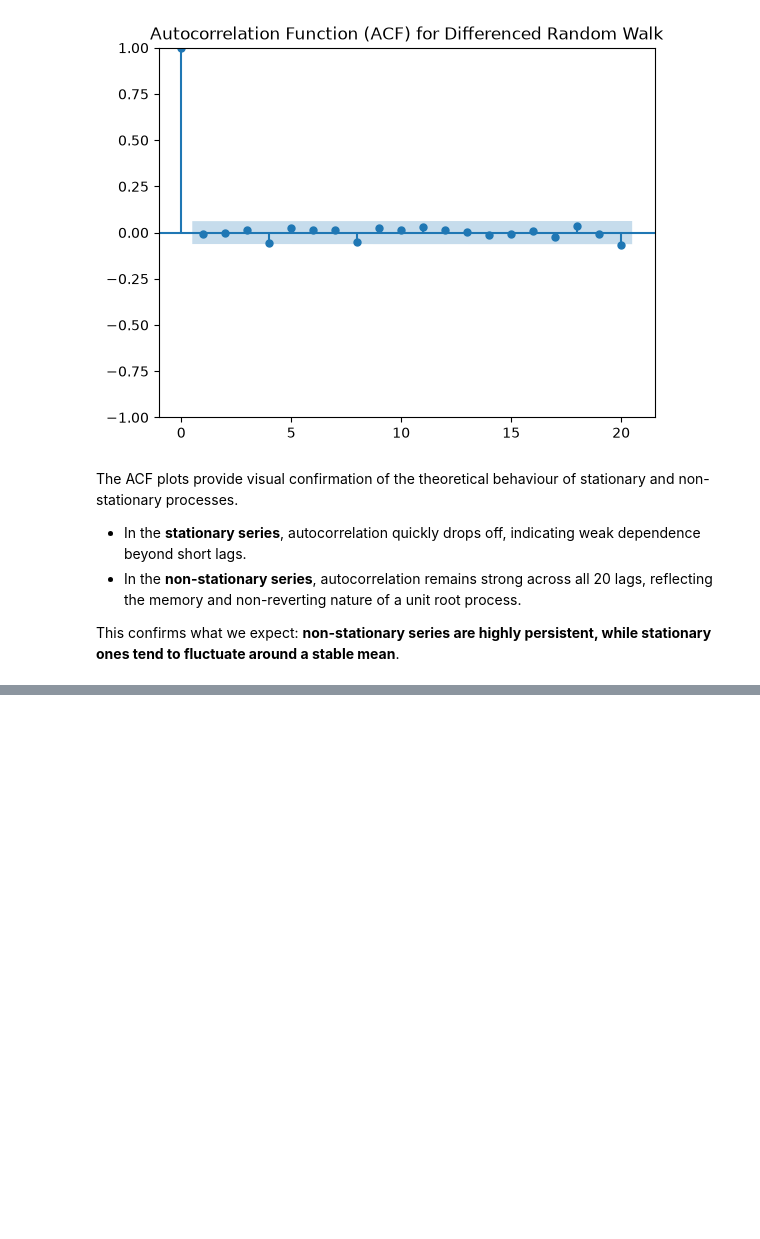
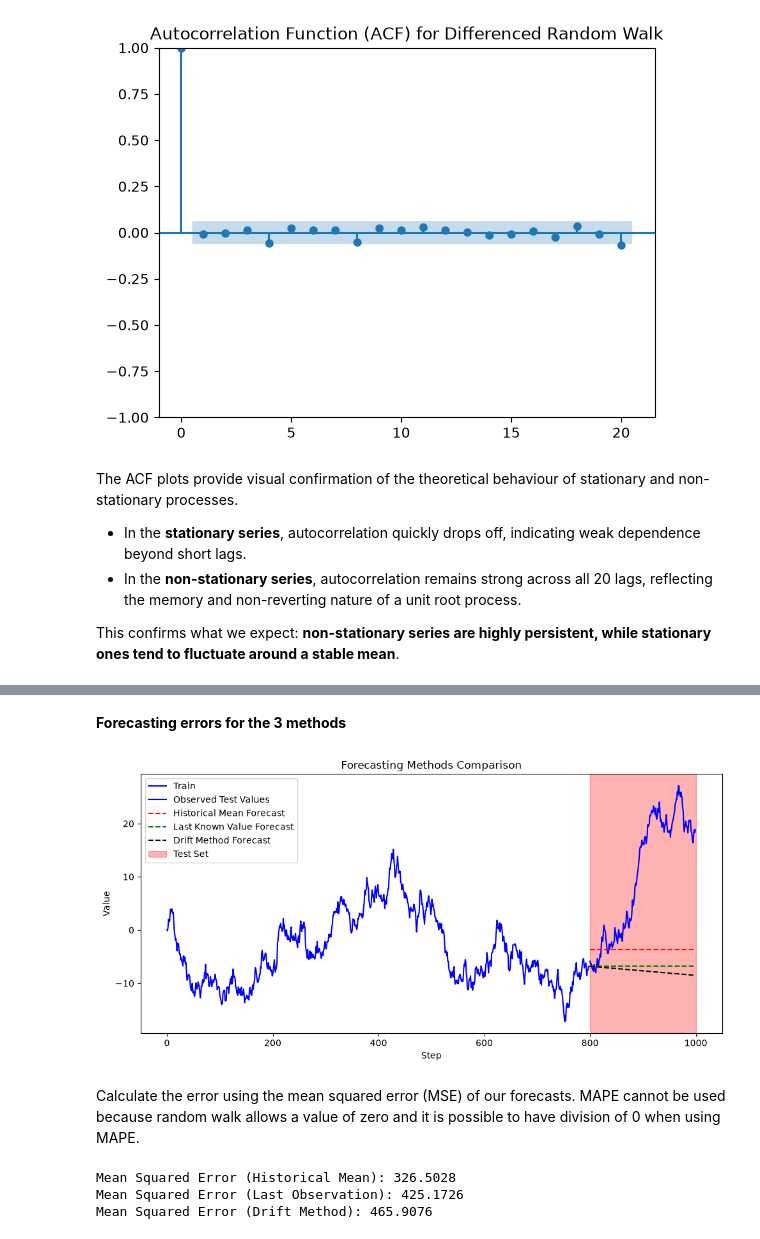
Before and after one commit to michaelhudson2205/INFO3022_Practicals, a Jupyter notebook: P3_3_Random_Walk.ipynb, the cells around one changed output, grey strips where cells are left out. Saved outputs shown, nothing was run; the diff lists cells and outputs as text; code cells hidden in the pictures; blank space fills up the shorter version.

```diff
--- a/P3_3_Random_Walk.ipynb
+++ b/P3_3_Random_Walk.ipynb
@@ -421,0 +446,7 @@ This confirms what we expect: **non-stationary series are highly persistent, whi
+# %%
+# We assign a random walk to a DataFrame. It contains a single column called value.
+df = pd.DataFrame({'value': random_walk})
+
+# Split the data into training and testing sets (80% training, 20% testing)
+train = df[:800]
+test = df[800:]
@@ -421,0 +537,14 @@ This confirms what we expect: **non-stationary series are highly persistent, whi
+# %%
+# Forecast the next 200 time steps using the drift method
+
+# Step 4: Create an array of future time steps (from 1 to 200)
+future_steps = np.arange(1, 201, 1)
+
+# Step 5: Calculate the forecasted values using the drift method
+forecast = train['value'].iloc[-1] + slope * future_steps
+
+# Step 6: Assign the predictions to the test set
+test.loc[:, 'pred_drift'] = forecast
+
+# View the first few rows of the test set with the drift predictions
+test.head()
@@ -421,0 +568,44 @@ This confirms what we expect: **non-stationary series are highly persistent, whi
+# %% [markdown]
+**Forecasting errors for the 3 methods**
+# %%
+# Visualise all of these forecasts from the three methods (historical mean, last known value, and drift method) along with the actual test values.
+fig, ax = plt.subplots(figsize=(10, 5))
+
+# Plot values in the train set
+ax.plot(train['value'], 'b-', label='Train')
+
+# Plot observed test values
+ax.plot(test['value'], 'b-', label='Observed Test Values')
+
+# Plot the forecast: historical mean (red), last known value (green), drift method (black)
+ax.plot(test['pred_mean'], 'r--', label='Historical Mean Forecast')
+ax.plot(test['pred_last'], 'g--', label='Last Known Value Forecast')
+ax.plot(test['pred_drift'], 'k--', label='Drift Method Forecast')
+
+ax.axvspan(800, 1000, color='red', alpha=0.3, label='Test Set')
+ax.legend(loc=2)
+
+ax.set_xlabel("Step")
+ax.set_ylabel("Value")
+
+plt.title("Forecasting Methods Comparison")
+plt.tight_layout()
+plt.show()
+# %% [output]
+[figure, added]
+# %% [markdown]
+Calculate the error using the mean squared error (MSE) of our forecasts. MAPE cannot be used because random walk allows a value of zero and it is possible to have division of 0 when using MAPE.
+# %%
+# Calculate the Mean Squared Error (MSE) for each forecasting method to evaluate their performance.
+mse_mean = mean_squared_error(test['value'], test['pred_mean'])
+mse_last = mean_squared_error(test['value'], test['pred_last'])
+mse_drift = mean_squared_error(test['value'], test['pred_drift'])
+
+# Print the MSE results for each forecasting method
+print(f"Mean Squared Error (Historical Mean): {mse_mean:.4f}")
+print(f"Mean Squared Error (Last Observation): {mse_last:.4f}")
+print(f"Mean Squared Error (Drift Method): {mse_drift:.4f}")
+# %% [output]
+Mean Squared Error (Historical Mean): 326.5028
+Mean Squared Error (Last Observation): 425.1726
+Mean Squared Error (Drift Method): 465.9076
```
Also changed, not shown: parts of 34 cells of this notebook, 2 other files.
